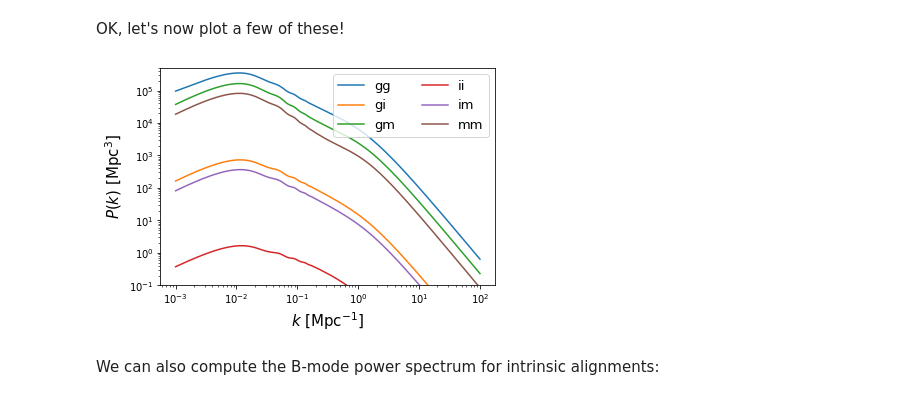
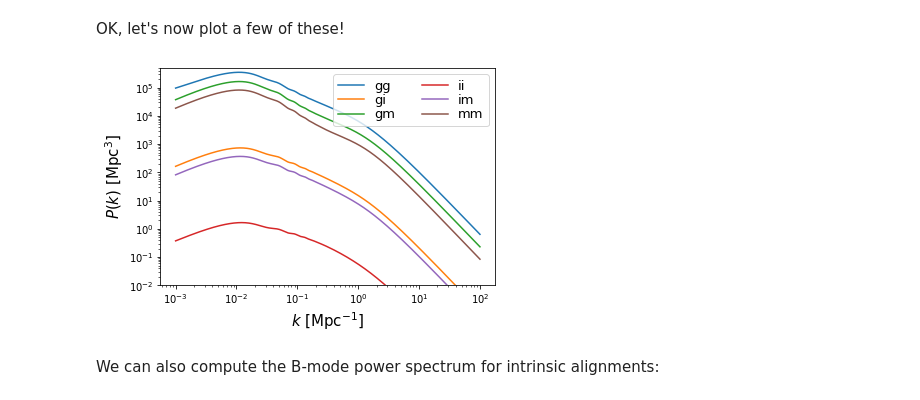
Before and after one commit to LSSTDESC/CCLX, a Jupyter notebook: PerturbationTheoryPk.ipynb, the cells around one changed output. Cells and saved outputs as stored; diff of their text form; code cells hidden in the pictures.

```diff
--- a/PerturbationTheoryPk.ipynb
+++ b/PerturbationTheoryPk.ipynb
@@ -40,26 +43,13 @@ gz = ccl.growth_factor(cosmo, 1./(1+z))
 Om_m = cosmo['Omega_m']
 rho_crit = lib.cvar.constants.RHO_CRITICAL
 rho_m = lib.cvar.constants.RHO_CRITICAL * cosmo['Omega_m']
-Om_m_fid = 0.3 #or could use DES convention and just remove Om_m/Om_m_fid
+Om_m_fid = 0.3  # or could use DES convention and just remove Om_m/Om_m_fid
 
 c_1_t = -1*a_1*5e-14*rho_crit*cosmo['Omega_m']/gz
 c_d_t = -1*a_d*5e-14*rho_crit*cosmo['Omega_m']/gz
-c_2_t = a_2*5*5e-14*rho_crit*cosmo['Omega_m']**2/(Om_m_fid*gz**2) #Blazek2019 convention
-c_2_t = a_2*5*5e-14*rho_crit*cosmo['Omega_m']/(gz**2) #DES convention
+c_2_t = a_2*5*5e-14*rho_crit*cosmo['Omega_m']**2/(Om_m_fid*gz**2)  # Blazek2019 convention
+c_2_t = a_2*5*5e-14*rho_crit*cosmo['Omega_m']/(gz**2)  # DES convention
 
 # Or we just use the built-in function for IA normalization
-c_1,c_d,c_2 = pt.translate_IA_norm(cosmo, z, a1=a_1, a1delta=a_d, a2=a_2, Om_m2_for_c2 = False)
-
-# Number counts
-ptt_g = pt.PTNumberCountsTracer(b1=b_1, b2=b_2, bs=b_s)
-
-# Intrinsic alignments
-ptt_i = pt.PTIntrinsicAlignmentTracer(c1=(z,c_1), c2=(z,c_2), cdelta=(z,c_d))
-ptt_i_nla = pt.PTIntrinsicAlignmentTracer(c1=(z,c_1)) # to compare using the standard WLTracer
-
-# Matter
-ptt_m = pt.PTMatterTracer()
-
-# Note that we've assumed constant biases for simplicity, but you can also make them z-dependent:
-bz = b_1 / gz
-ptt_g_b = pt.PTNumberCountsTracer(b1=(z, bz))
+c_1,c_d,c_2 = pt.translate_IA_norm(cosmo, z, a1=a_1, a1delta=a_d, a2=a_2,
+                                   Om_m2_for_c2 = False)
@@ -101,26 +108,27 @@ OK, let's now plot a few of these!
 # %%
 # Let's plot everything at z=0
 
 ks = np.logspace(-3,2,512)
 ps = {}
 ps['gg'] = pk_gg.eval(ks, 1., cosmo)
 ps['gi'] = pk_gi.eval(ks, 1., cosmo)
 ps['gm'] = pk_gm.eval(ks, 1., cosmo)
 ps['ii'] = pk_ii.eval(ks, 1., cosmo)
 ps['im'] = pk_im.eval(ks, 1., cosmo)
 ps['mm'] = pk_mm.eval(ks, 1., cosmo)
 
 plt.figure()
 for pn, p in ps.items():
     plt.plot(ks, abs(p), label=pn)
 plt.loglog()
-plt.legend(loc='upper right', ncol=2, fontsize=13)
-plt.ylim([1E-1, 5E5])
+plt.legend(loc='upper right', ncol=2,
+           fontsize=13, labelspacing=0.1)
+plt.ylim([1E-2, 5E5])
 plt.xlabel(r'$k\,\,[{\rm Mpc}^{-1}]$', fontsize=15)
 plt.ylabel(r'$P(k)\,\,[{\rm Mpc}^{3}]$', fontsize=15)
 plt.show()
 # %% [output]
-[figure, old version]
+[figure, new version]
 # %% [markdown]
 We can also compute the B-mode power spectrum for intrinsic alignments:
 # %%
```
Also changed, not shown: parts of 4 cells of this notebook.
